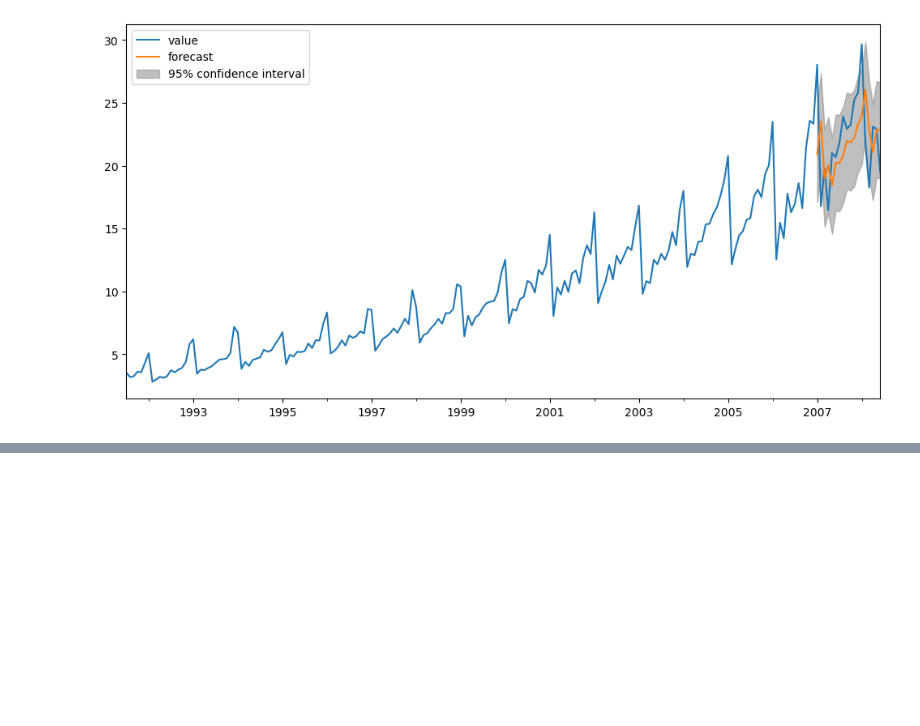
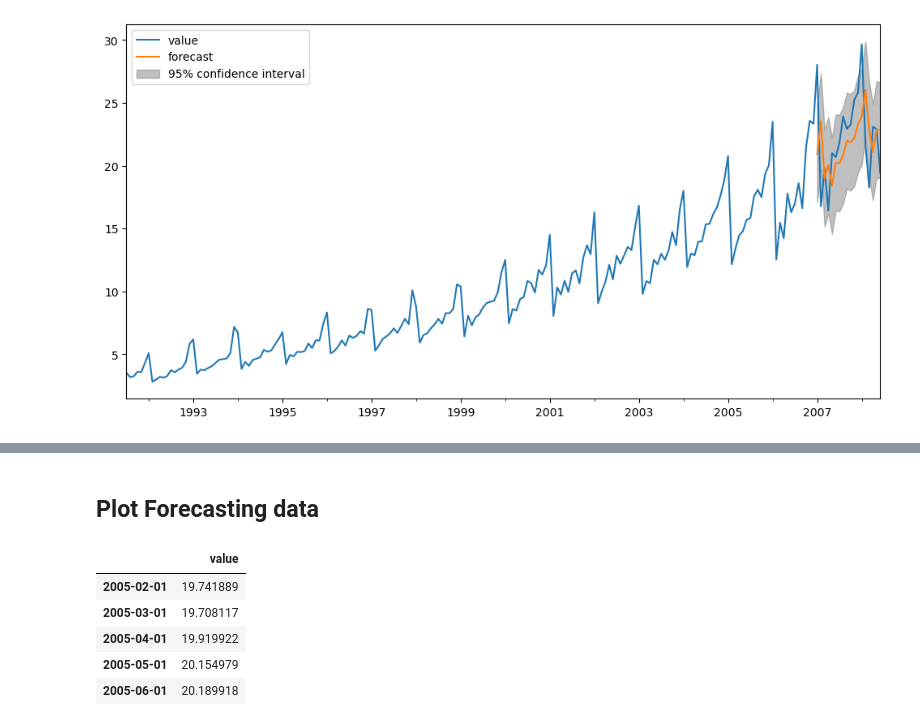
Before and after one commit to neemiasbsilva/datascience-portfolio, a Jupyter notebook: forecasting/notebooks/02_NBS_arima_model.ipynb, the cells around one changed output, grey strips where cells are left out. Saved outputs shown, nothing was run; the diff lists cells and outputs as text; code cells hidden in the pictures; blank space fills up the shorter version.

```diff
--- a/forecasting/notebooks/02_NBS_arima_model.ipynb
+++ b/forecasting/notebooks/02_NBS_arima_model.ipynb
@@ -274,0 +319,13 @@ plot_fitted_values(df_data, history)
+# %% [markdown]
+## Plot Forecasting data
+# %%
+fc = history.forecast(len(test), alpha=0.05)
+fc_series = pd.DataFrame({"value": list(fc)}, index=test.index)
+fc_series.head()
+# %% [output]
+|  | value |
+| 2005-02-01 | 19.741889 |
+| 2005-03-01 | 19.708117 |
+| 2005-04-01 | 19.919922 |
+| 2005-05-01 | 20.154979 |
+| 2005-06-01 | 20.189918 |
```
Also changed, not shown: parts of 13 cells of this notebook.
